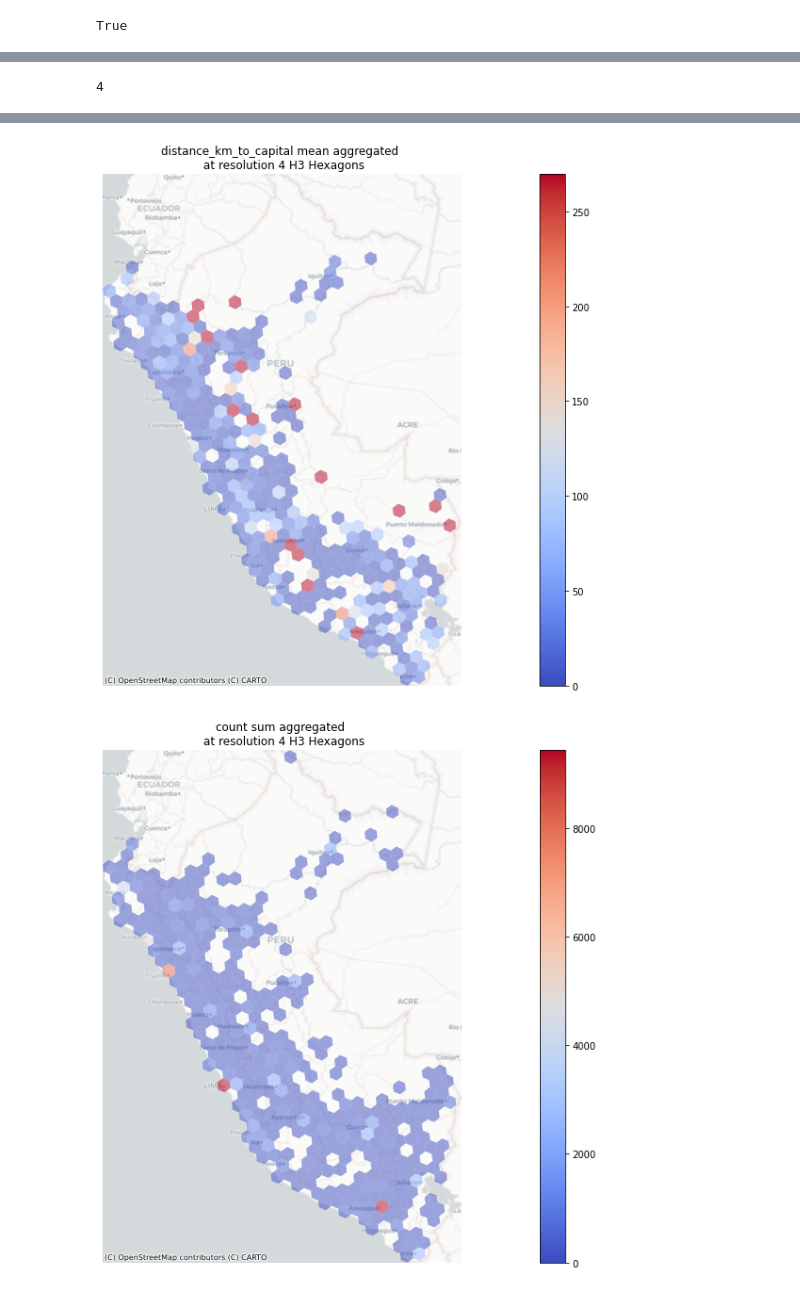
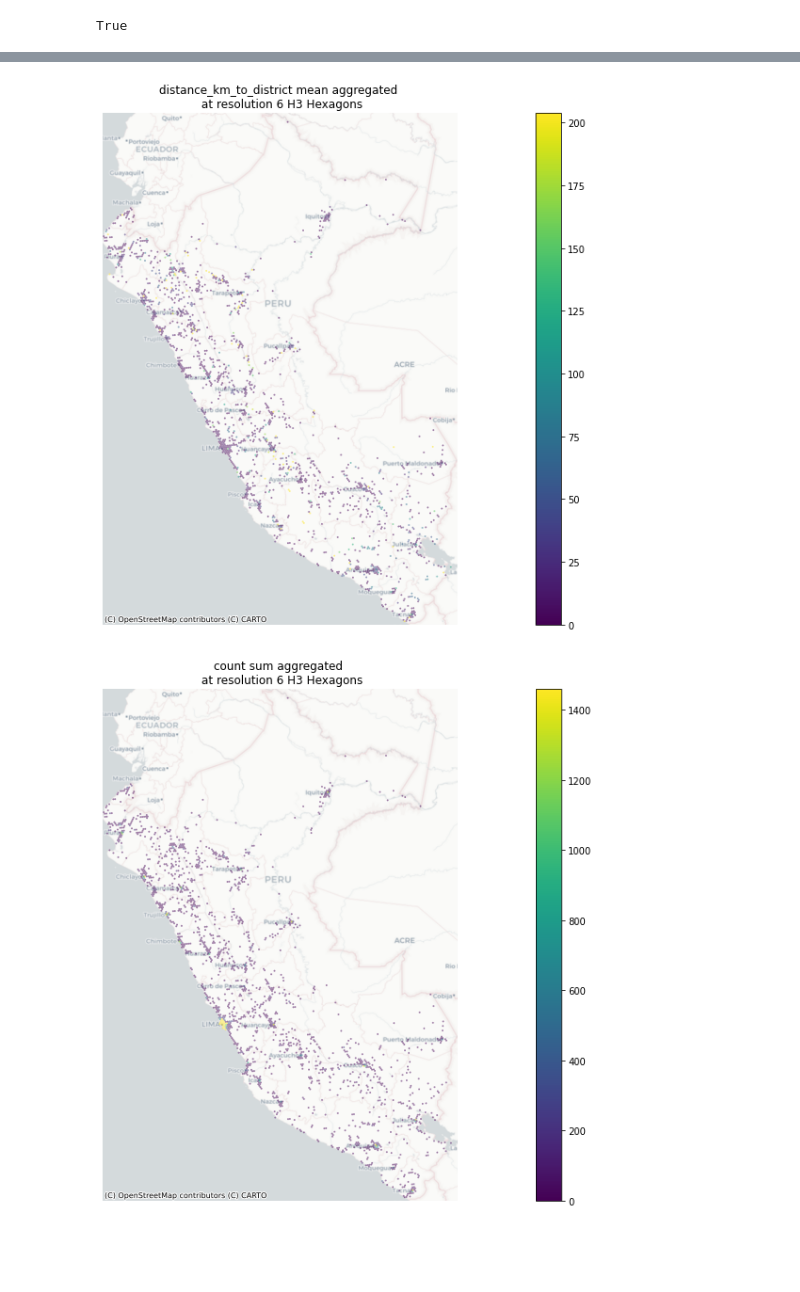
Before and after one commit to Claudio9701/peru-connectivity-impact, a Jupyter notebook: SpatialFeaturesAggregation.ipynb, the cells around one changed output, grey strips where cells are left out. Saved outputs shown, nothing was run; the diff lists cells and outputs as text; code cells hidden in the pictures; blank space fills up the shorter version.

```diff
--- a/SpatialFeaturesAggregation.ipynb
+++ b/SpatialFeaturesAggregation.ipynb
@@ -519,0 +622,25 @@ relevant_vars = ['lon', 'lat', 'dataset', 'place_id', 'osm_type', 'osm_id',
+# %%
+relevant_vars = [
+# Centro Poblado
+'cp_index', 'distance_km_to_cp', 'firm_in_cp',
+
+# Infraestuctura
+'nearest_infraestucture_ix', 'nearest_infraestucture_distance_km', 'infra_in_ccpp',
+'nearest_infra_in_ccpp_ix', 'nearest_infra_in_ccpp_distance_km',
+
+# Aeropuertos
+'nearest_airports_ix', 'nearest_airports_distance_km',
+'distance_km_to_jorge_chavez_airport',
+
+'nearest_ports_ix', 'nearest_ports_distance_km',
+'distance_km_to_callao_port',
+
+# Lugares de referencia
+'distance_km_to_lima', 'distance_km_to_district',
+
+# Variables de OSM
+'place_id', 'osm_id', 'osm_type', 'class', 'type', 'display_name',
+
+# Variables geograficas
+'IDMANZANA', 'dataset', 'lon', 'lat', 'geometry',
+]
@@ -524,4 +686,2 @@ rucs_final_df.drop('geometry', axis=1).to_csv('outputs/rucs_final_df.csv')
 # %%
 rucs_final_gdf = gpd.GeoDataFrame(rucs_final_df, crs=gdf.crs)
-# %%
-rucs_final_gdf['distance_km_to_cp'] = rucs_final_gdf['distance_to_cp'] / 1000
@@ -527,0 +696,6 @@ rucs_final_gdf['distance_km_to_cp'] = rucs_final_gdf['distance_to_cp'] / 1000
+# %%
+# Zona de analisis
+departamentos = gpd.read_file('inputs/departamentos/')
+res = 6
+peru_hexs = up.geom.gen_hexagons(res, departamentos)
+print(f'Hex count @ res {res}:', peru_hexs.shape[0])
@@ -531,7 +739,7 @@ agg = {'distance_km_to_cp': 'mean',
        'nearest_airports_distance_km': 'mean',
        'nearest_ports_distance_km': 'mean',
        'distance_km_to_lima': 'mean',
-       'distance_km_to_capital': 'mean',
+       'distance_km_to_district': 'mean',
        'count': 'sum'}
 
 # Count points per hexagon
@@ -544,4 +747,0 @@ peru_hexs_counts.shape
-# %%
-res
-# %% [output]
-4
@@ -554,7 +752,7 @@ for col, agg_method in agg.items():
     vmax = peru_hexs_counts[col].mean() + (1.5 * peru_hexs_counts[col].std())
 
     ax = peru_hexs_counts.plot(col, vmin=0, vmax=vmax, figsize=(30,10),
-                               legend=True, alpha=0.5, cmap='coolwarm')
+                               legend=True, alpha=0.5, cmap='viridis')
     ax.set_xlim(minx, maxx)
     ax.set_ylim(miny, maxy)
     cx.add_basemap(ax, crs=rucs_final_gdf.crs, source=cx.providers.CartoDB.Positron)
@@ -570,2 +768,2 @@ for col, agg_method in agg.items():
-[figure, old version]
+[figure, new version]
-[figure, old version]
+[figure, new version]
```
Also changed, not shown: parts of 107 cells of this notebook.
